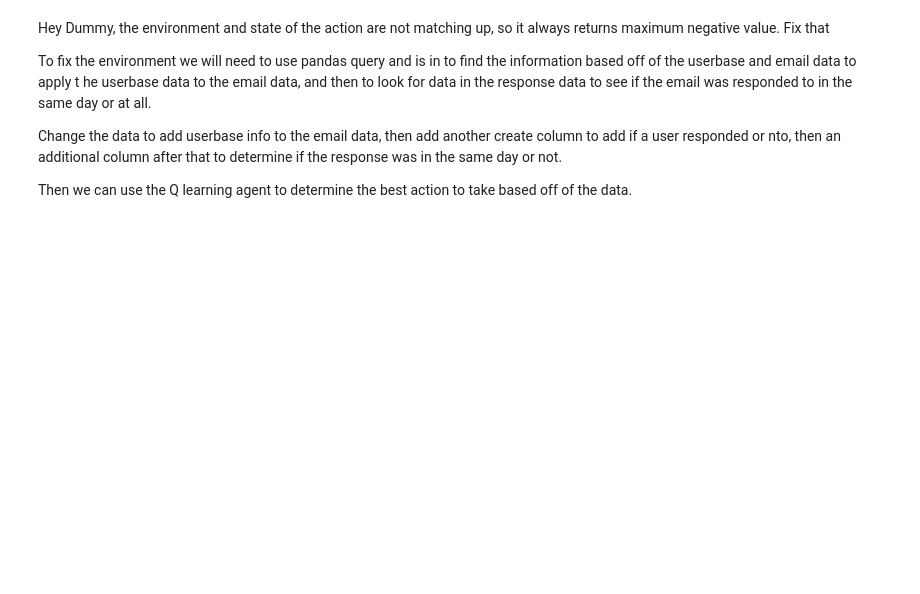
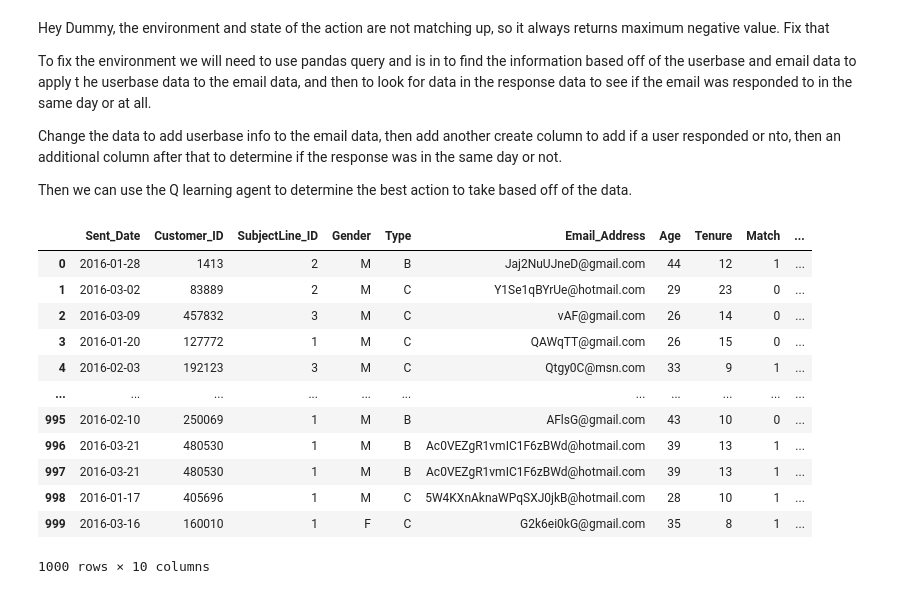
Before and after one commit to DMODPevahouse/ai_enabled_system, a Jupyter notebook: ReinforcementLearning/random_testing.ipynb, the cells around one changed output. Saved outputs shown, nothing was run; the diff lists cells and outputs as text; code cells hidden in the pictures; blank space fills up the shorter version.

```diff
--- a/ReinforcementLearning/random_testing.ipynb
+++ b/ReinforcementLearning/random_testing.ipynb
@@ -490,6 +221,22 @@ import pandas as pd
 df = pd.read_csv("transformed_data.csv", index_col=0, low_memory=False)
 # %%
 new_df = df.head(1000)
+# %%
+new_df
+# %% [output]
+|  | Sent_Date | Customer_ID | SubjectLine_ID | Gender | Type | Email_Address | Age | Tenure | Match | ... |
+| 0 | 2016-01-28 | 1413 | 2 | M | B | Jaj2NuUJneD@gmail.com | 44 | 12 | 1 | ... |
+| 1 | 2016-03-02 | 83889 | 2 | M | C | Y1Se1qBYrUe@hotmail.com | 29 | 23 | 0 | ... |
+| 2 | 2016-03-09 | 457832 | 3 | M | C | vAF@gmail.com | 26 | 14 | 0 | ... |
+| 3 | 2016-01-20 | 127772 | 1 | M | C | QAWqTT@gmail.com | 26 | 15 | 0 | ... |
+| 4 | 2016-02-03 | 192123 | 3 | M | C | Qtgy0C@msn.com | 33 | 9 | 1 | ... |
+| ... | ... | ... | ... | ... | ... | ... | ... | ... | ... | ... |
+| 995 | 2016-02-10 | 250069 | 1 | M | B | AFlsG@gmail.com | 43 | 10 | 0 | ... |
+| 996 | 2016-03-21 | 480530 | 1 | M | B | Ac0VEZgR1vmIC1F6zBWd@hotmail.com | 39 | 13 | 1 | ... |
+| 997 | 2016-03-21 | 480530 | 1 | M | B | Ac0VEZgR1vmIC1F6zBWd@hotmail.com | 39 | 13 | 1 | ... |
+| 998 | 2016-01-17 | 405696 | 1 | M | C | 5W4KXnAknaWPqSXJ0jkB@hotmail.com | 28 | 10 | 1 | ... |
+| 999 | 2016-03-16 | 160010 | 1 | F | C | G2k6ei0kG@gmail.com | 35 | 8 | 1 | ... |
+1000 rows × 10 columns
 # %%
 # Create the environment
 data = new_df.values # Load your data here
```
Also changed, not shown: parts of 38 cells of this notebook, 3 other files.
